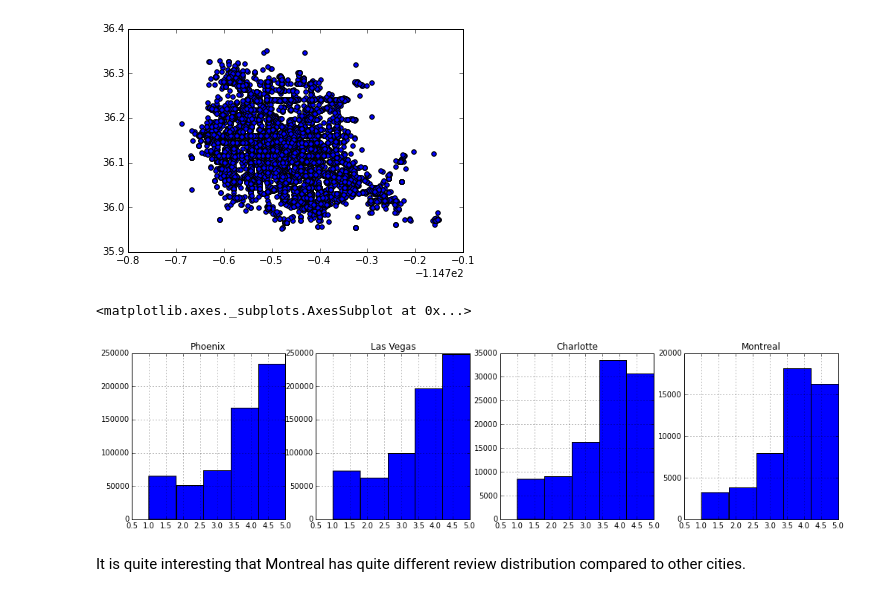
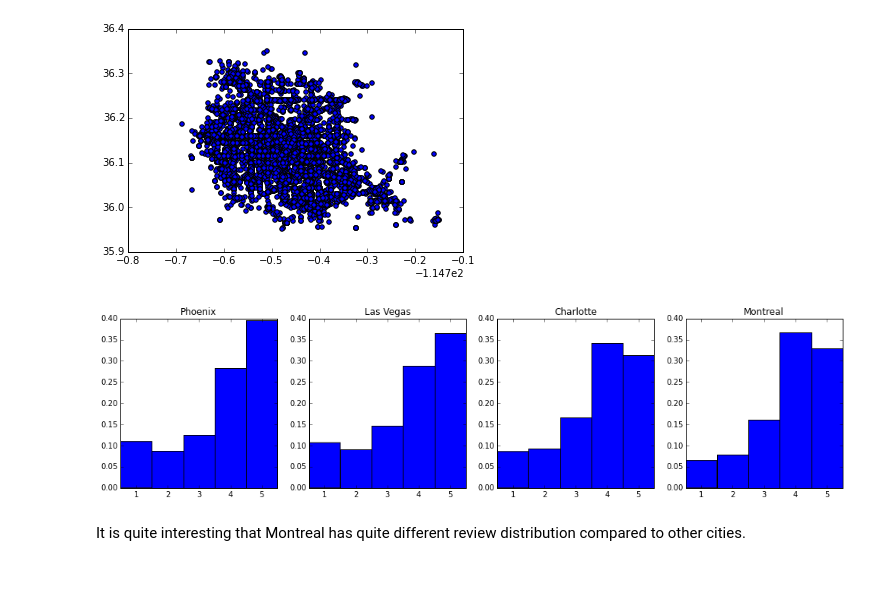
Before and after one commit to suhanree/network-recommender, a Jupyter notebook: code/EDA.ipynb, the cells around one changed output. Cells and saved outputs as stored; diff of their text form; code cells hidden in the pictures.

Commit message:
modified figures; README; EDA

```diff
--- a/code/EDA.ipynb
+++ b/code/EDA.ipynb
@@ -105,22 +105,29 @@ plt.scatter(X[:,1], X[:,0])
 # %%
 # Looking at review distributions in each city (Phoenix, Las Vegas, Montreal).
 plt.figure(figsize = (17, 4))
 plt.subplot(1,4,1)
 plt.title("Phoenix")
-review_phoenix.review_stars.hist(bins=5)
+plt.xlim(0.5, 5.5)
+plt.ylim(0,0.4)
+plt.hist(review_phoenix.review_stars.values, range=(0.5, 5.5), normed=True, bins=5)
 plt.subplot(1,4,2)
 plt.title("Las Vegas")
-review_lasvegas.review_stars.hist(bins=5)
+plt.xlim(0.5, 5.5)
+plt.ylim(0,0.4)
+plt.hist(review_lasvegas.review_stars.values, range=(0.5, 5.5), normed=True, bins=5)
 plt.subplot(1,4,3)
 plt.title("Charlotte")
-review_charlotte.review_stars.hist(bins=5)
+plt.xlim(0.5, 5.5)
+plt.ylim(0,0.4)
+plt.hist(review_charlotte.review_stars.values, range=(0.5, 5.5), normed=True, bins=5)
 plt.subplot(1,4,4)
 plt.title("Montreal")
-review_montreal.review_stars.hist(bins=5)
+plt.xlim(0.5, 5.5)
+plt.ylim(0,0.4)
+plt.hist(review_montreal.review_stars.values, range=(0.5, 5.5), normed=True, bins=5)
 plt.savefig("../fig/ratings_dist.png")
 # %% [output]
-<matplotlib.axes._subplots.AxesSubplot at 0x...>
-[figure, old version]
+[figure, new version]
 # %% [markdown]
 It is quite interesting that Montreal has quite different review distribution compared to other cities.
 # %%
```
Also changed, not shown: parts of 24 cells of this notebook, 9 other files.
